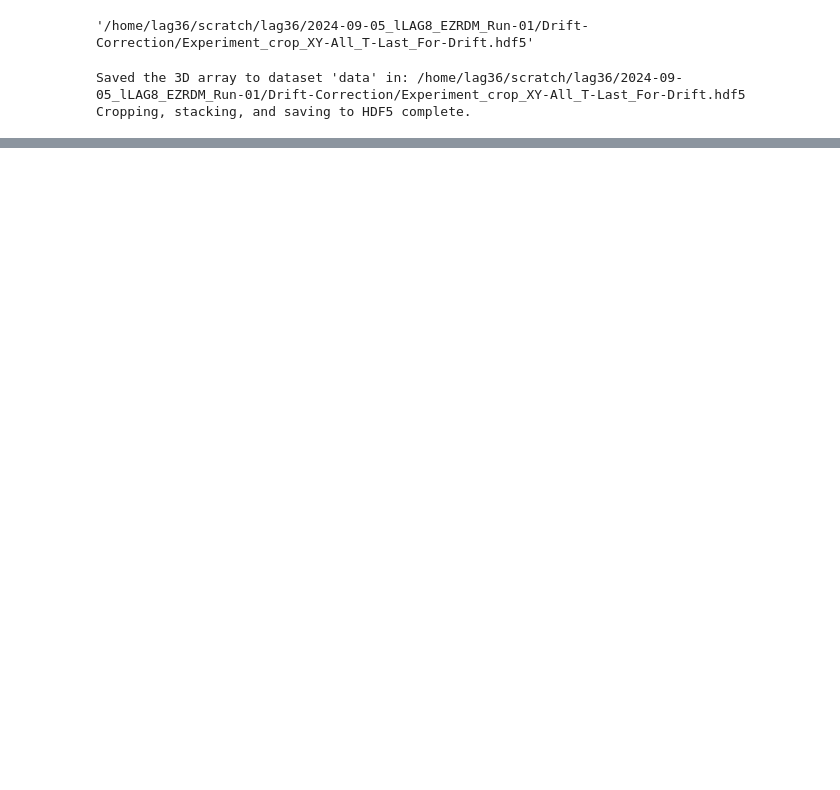
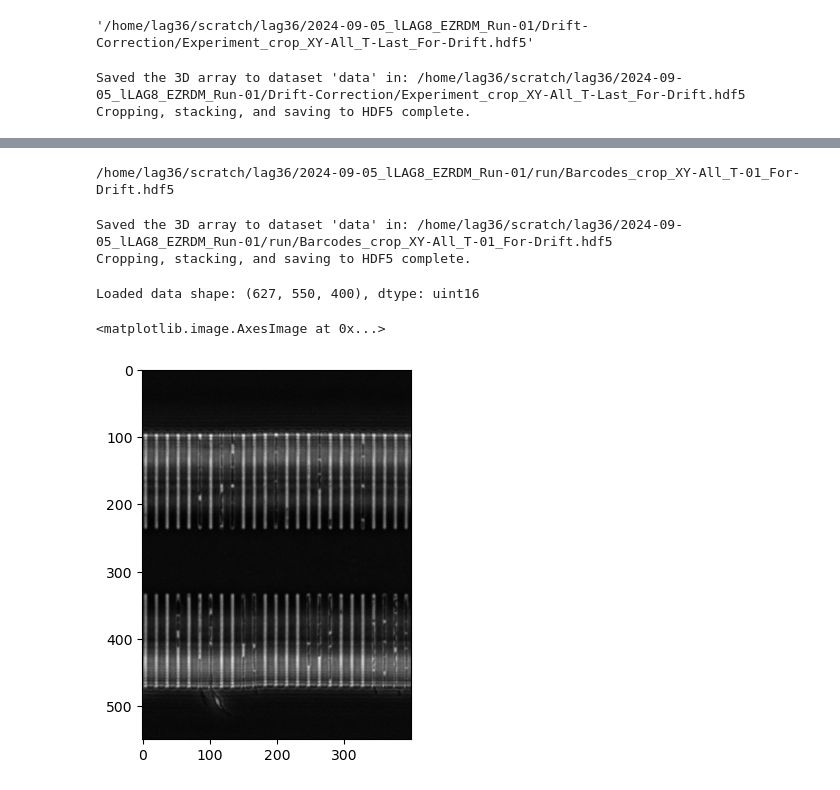
Before and after one commit to gutiloluis/lag_paulsson-lab, a Jupyter notebook: misc/2025-06-28_Manual-Drift-Recording/2025-06-28_Manual-Drift-Recording.ipynb, the cells around one changed output, grey strips where cells are left out. Saved outputs shown, nothing was run; the diff lists cells and outputs as text; code cells hidden in the pictures; blank space fills up the shorter version.

```diff
--- a/misc/2025-06-28_Manual-Drift-Recording/2025-06-28_Manual-Drift-Recording.ipynb
+++ b/misc/2025-06-28_Manual-Drift-Recording/2025-06-28_Manual-Drift-Recording.ipynb
@@ -173,0 +182,20 @@ positions
+# %%
+with h5py.File(file_list[0], 'r') as hf:
+    # Determine the data type from the first file to preallocate the array
+    first_frame = hf['data'][:]
+    dtype = first_frame.dtype
+    print(f"Data type of the first frame: {dtype}")
+
+# Preallocate the 3D NumPy array
+num_views = len(file_list)
+assert num_views == 627
+
+cropped_array_3D = np.empty((num_views, crop_height, crop_width), dtype=dtype)
+# Iterate through each file and read the data
+for v, file_path in enumerate(file_list):
+    with h5py.File(file_path, 'r') as hf:
+        # Read the dataset
+        frame = hf['data'][:]
+        # Crop the image
+        cropped_array_3D[v, :, :] = frame[crop_y:crop_y + crop_height, crop_x:crop_x + crop_width]
+        print(f"Cropped image for view {v} and stored in array.")
@@ -173,0 +220,28 @@ positions
+# %%
+print(output_filename)
+# %% [output]
+/home/lag36/scratch/lag36/2024-09-05_lLAG8_EZRDM_Run-01/run/Barcodes_crop_XY-All_T-01_For-Drift.hdf5
+# %%
+# # Open the HDF5 file for writing
+with h5py.File(output_filename, 'w') as hf:
+    # Create a single dataset in the HDF5 file and write the 3D array
+    hf.create_dataset('data', data=cropped_array_3D)
+    print(f"Saved the 3D array to dataset 'data' in: {output_filename}")
+
+print("Cropping, stacking, and saving to HDF5 complete.")
+# %% [output]
+Saved the 3D array to dataset 'data' in: /home/lag36/scratch/lag36/2024-09-05_lLAG8_EZRDM_Run-01/run/Barcodes_crop_XY-All_T-01_For-Drift.hdf5
+Cropping, stacking, and saving to HDF5 complete.
+# %%
+# # open the HDF5 file to read the data
+with h5py.File(output_filename, 'r') as hf:
+    # Read the dataset
+    data = hf['data'][:]
+    print(f"Loaded data shape: {data.shape}, dtype: {data.dtype}")
+# %% [output]
+Loaded data shape: (627, 550, 400), dtype: uint16
+# %%
+plt.imshow(data[0, :, :], cmap='gray')
+# %% [output]
+<matplotlib.image.AxesImage at 0x...>
+[figure, added]
```
Also changed, not shown: parts of 13 cells of this notebook, 1 other file.
